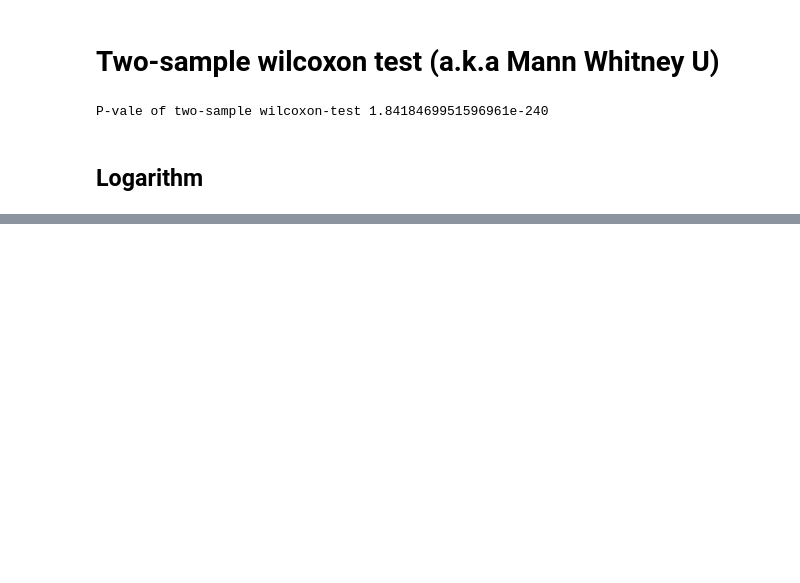
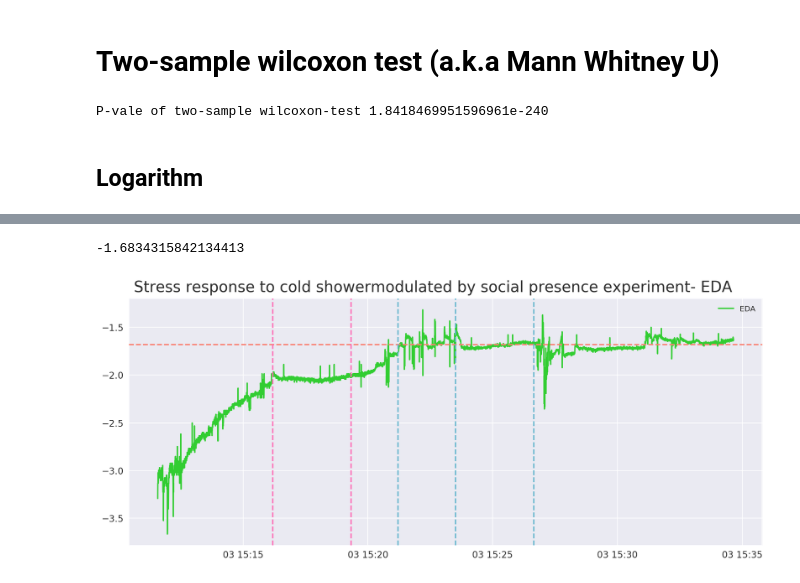
Before and after one commit to haohanwang23/coldshowershower_socialpresence, a Jupyter notebook: new/analysis/analysis2.ipynb, the cells around one changed output, grey strips where cells are left out. Drawn from its saved outputs; the diff is of its cells as text; code cells hidden in the pictures; blank space fills up the shorter version.

```diff
--- a/new/analysis/analysis2.ipynb
+++ b/new/analysis/analysis2.ipynb
@@ -184,3 +186,5 @@ post_med = fl_exp7.loc[tags_7.tagged_time[6][:-3]:tags_7.tagged_time[7][:-3]]
+# %%
+shower = fl_exp7.loc[tags_7.tagged_time[4][:-3]:tags_7.tagged_time[5][:-3]]
 # %% [markdown]
 # cvxEDA
 # %%
@@ -225,9 +255,9 @@ P-vale of two-sample wilcoxon-test 1.8418469951596961e-240
 # %% [markdown]
 ## Logarithm
 # %%
-# fl_exp7['eda'] = np.log(fl_exp7['eda'])
-tf.executing_eagerly()
+fl_exp7['eda'] = np.log(fl_exp7['eda'])
+# tf.executing_eagerly()
 
-fl_exp7['eda'] =  tf.log(fl_exp7['eda'])
+# fl_exp7['eda'] =  tf.log(fl_exp7['eda'])
 # tfe.Variable(fl_exp7['eda'])
 fl_exp7.head(5)
@@ -234,14 +271,17 @@ fl_exp7.head(5)
 # %%
-log_eda_mean = np.mean(fl_exp7.eda)
+log_eda_mean = np.mean(shower.eda)
 print(log_eda_mean)
 plt.figure(figsize=(15,6))
 plt.plot(fl_exp7['eda'],color ='limegreen')
 plt.figtext(.5,.9,'Stress response to cold showermodulated by social presence experiment- EDA ', fontsize=20, ha='center')
 plt.legend(['EDA'],loc=1,fontsize='medium')
 plt.axhline(y = log_eda_mean,color = 'salmon',linestyle='--')
 plt.axvline(x = tags_7.tagged_time[0],color = 'hotpink',linestyle='--')
 plt.axvline(x = tags_7.tagged_time[1],color = 'hotpink',linestyle='--')
 plt.axvline(x = tags_7.tagged_time[3],color = 'c',linestyle='--')
 plt.axvline(x = tags_7.tagged_time[4],color = 'c',linestyle='--')
 plt.axvline(x = tags_7.tagged_time[5],color = 'c',linestyle='--')
 plt.show()
+# %% [output]
+-1.6834315842134413
+[figure, added]
```
Also changed, not shown: parts of 5 cells of this notebook, 1 other file.
